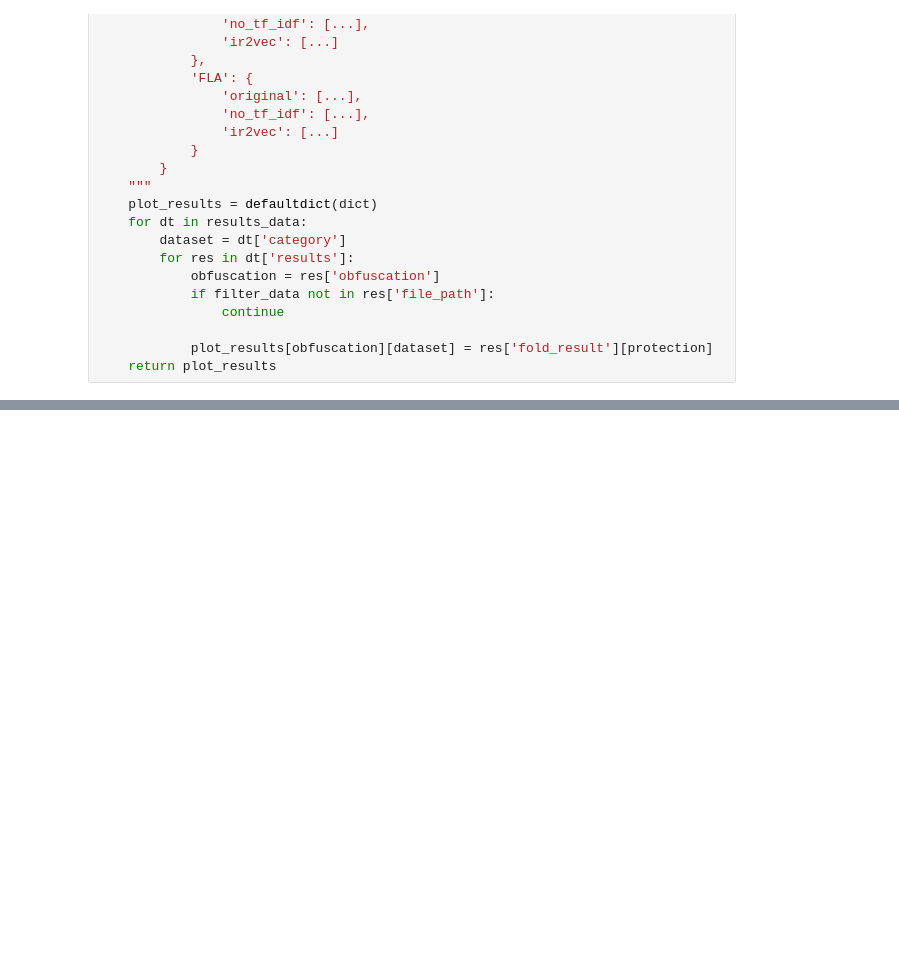
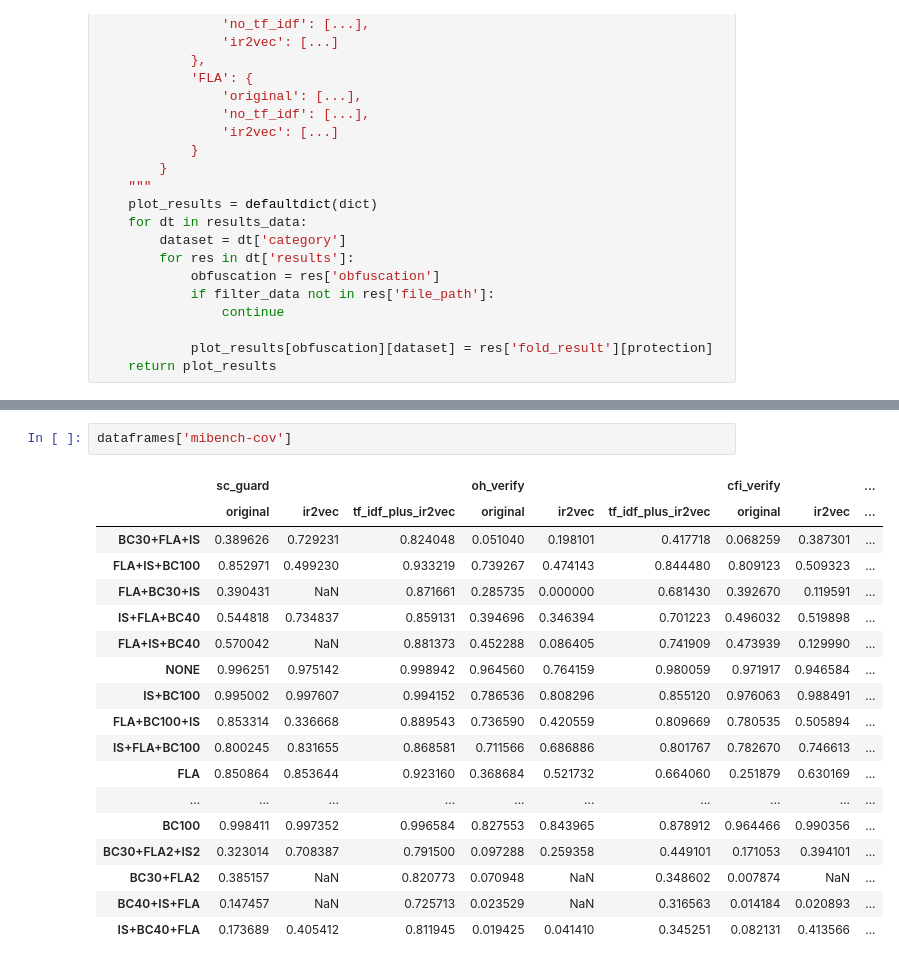
Before and after one commit to tum-i4/sipvsml, a Jupyter notebook: notebooks/plot_results.ipynb, the cells around one changed output, grey strips where cells are left out. Drawn from its saved outputs; the diff is of its cells as text; blank space fills up the shorter version.

```diff
--- a/notebooks/plot_results.ipynb
+++ b/notebooks/plot_results.ipynb
@@ -209,0 +303,21 @@ for protection in ['sc_guard', 'oh_verify', 'cfi_verify']:
+# %%
+dataframes['mibench-cov']
+# %% [output]
+|  | sc_guard |  |  | oh_verify |  |  | cfi_verify |  | ... |
+|  | original | ir2vec | tf_idf_plus_ir2vec | original | ir2vec | tf_idf_plus_ir2vec | original | ir2vec | ... |
+| BC30+FLA+IS | 0.389626 | 0.729231 | 0.824048 | 0.051040 | 0.198101 | 0.417718 | 0.068259 | 0.387301 | ... |
+| FLA+IS+BC100 | 0.852971 | 0.499230 | 0.933219 | 0.739267 | 0.474143 | 0.844480 | 0.809123 | 0.509323 | ... |
+| FLA+BC30+IS | 0.390431 | NaN | 0.871661 | 0.285735 | 0.000000 | 0.681430 | 0.392670 | 0.119591 | ... |
+| IS+FLA+BC40 | 0.544818 | 0.734837 | 0.859131 | 0.394696 | 0.346394 | 0.701223 | 0.496032 | 0.519898 | ... |
+| FLA+IS+BC40 | 0.570042 | NaN | 0.881373 | 0.452288 | 0.086405 | 0.741909 | 0.473939 | 0.129990 | ... |
+| NONE | 0.996251 | 0.975142 | 0.998942 | 0.964560 | 0.764159 | 0.980059 | 0.971917 | 0.946584 | ... |
+| IS+BC100 | 0.995002 | 0.997607 | 0.994152 | 0.786536 | 0.808296 | 0.855120 | 0.976063 | 0.988491 | ... |
+| FLA+BC100+IS | 0.853314 | 0.336668 | 0.889543 | 0.736590 | 0.420559 | 0.809669 | 0.780535 | 0.505894 | ... |
+| IS+FLA+BC100 | 0.800245 | 0.831655 | 0.868581 | 0.711566 | 0.686886 | 0.801767 | 0.782670 | 0.746613 | ... |
+| FLA | 0.850864 | 0.853644 | 0.923160 | 0.368684 | 0.521732 | 0.664060 | 0.251879 | 0.630169 | ... |
+| ... | ... | ... | ... | ... | ... | ... | ... | ... | ... |
+| BC100 | 0.998411 | 0.997352 | 0.996584 | 0.827553 | 0.843965 | 0.878912 | 0.964466 | 0.990356 | ... |
+| BC30+FLA2+IS2 | 0.323014 | 0.708387 | 0.791500 | 0.097288 | 0.259358 | 0.449101 | 0.171053 | 0.394101 | ... |
+| BC30+FLA2 | 0.385157 | NaN | 0.820773 | 0.070948 | NaN | 0.348602 | 0.007874 | NaN | ... |
+| BC40+IS+FLA | 0.147457 | NaN | 0.725713 | 0.023529 | NaN | 0.316563 | 0.014184 | 0.020893 | ... |
+| IS+BC40+FLA | 0.173689 | 0.405412 | 0.811945 | 0.019425 | 0.041410 | 0.345251 | 0.082131 | 0.413566 | ... |
```
Also changed, not shown: parts of 14 cells of this notebook.
